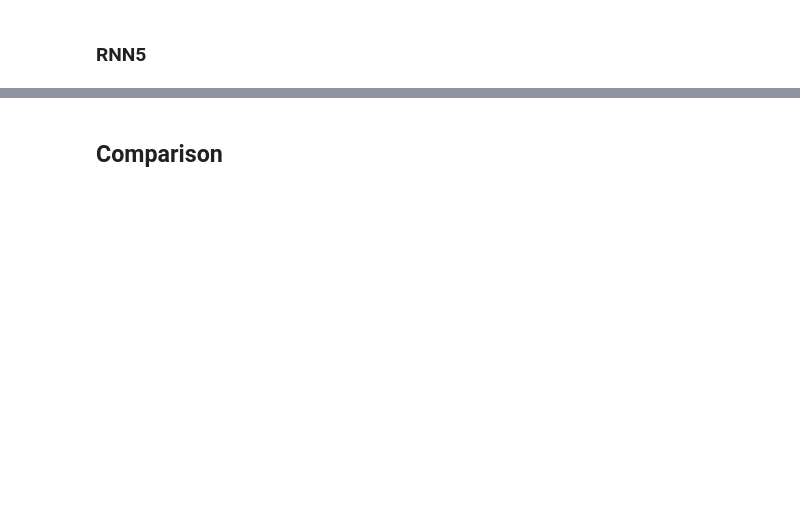
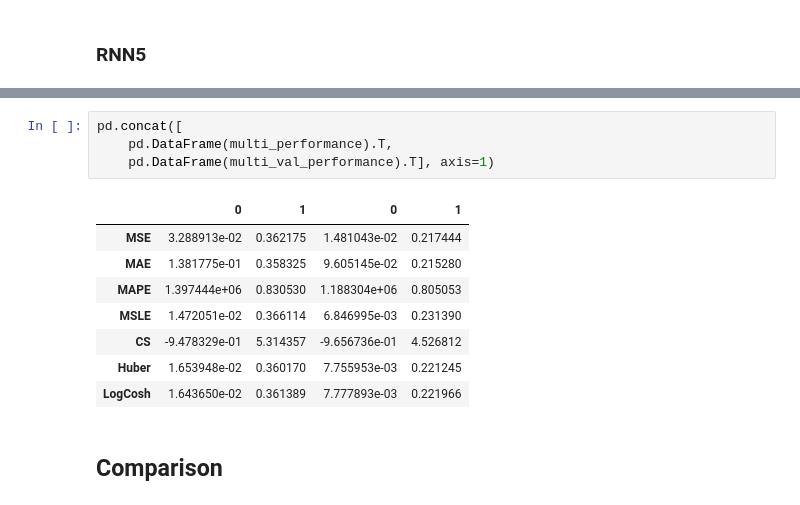
Before and after one commit to sarikayamerts/thesis, a Jupyter notebook: notebooks/lstm_tf_single_plant.ipynb, the cells around one changed output, grey strips where cells are left out. Saved outputs shown, nothing was run; the diff lists cells and outputs as text; blank space fills up the shorter version.

```diff
--- a/notebooks/lstm_tf_single_plant.ipynb
+++ b/notebooks/lstm_tf_single_plant.ipynb
@@ -908,3 +1470,16 @@ multi_window.plot(model, max_subplots=5)
+# %%
+pd.concat([
+    pd.DataFrame(multi_performance).T,
+    pd.DataFrame(multi_val_performance).T], axis=1)
+# %% [output]
+|  | 0 | 1 | 0 | 1 |
+| MSE | 3.288913e-02 | 0.362175 | 1.481043e-02 | 0.217444 |
+| MAE | 1.381775e-01 | 0.358325 | 9.605145e-02 | 0.215280 |
+| MAPE | 1.397444e+06 | 0.830530 | 1.188304e+06 | 0.805053 |
+| MSLE | 1.472051e-02 | 0.366114 | 6.846995e-03 | 0.231390 |
+| CS | -9.478329e-01 | 5.314357 | -9.656736e-01 | 4.526812 |
+| Huber | 1.653948e-02 | 0.360170 | 7.755953e-03 | 0.221245 |
+| LogCosh | 1.643650e-02 | 0.361389 | 7.777893e-03 | 0.221966 |
 # %% [markdown]
 ## Comparison
 # %%
```
Also changed, not shown: parts of 93 cells of this notebook, 6 other files.
